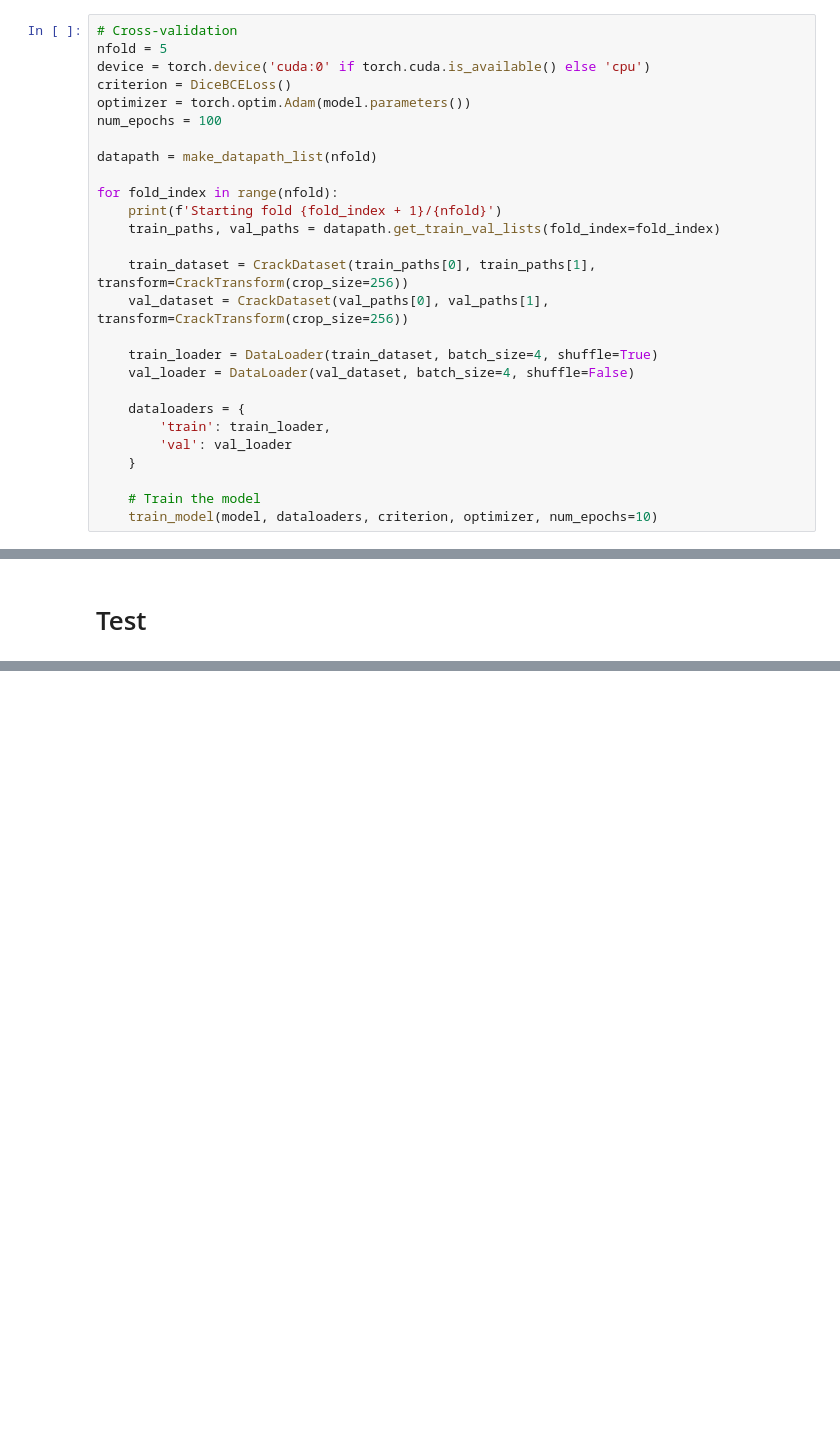
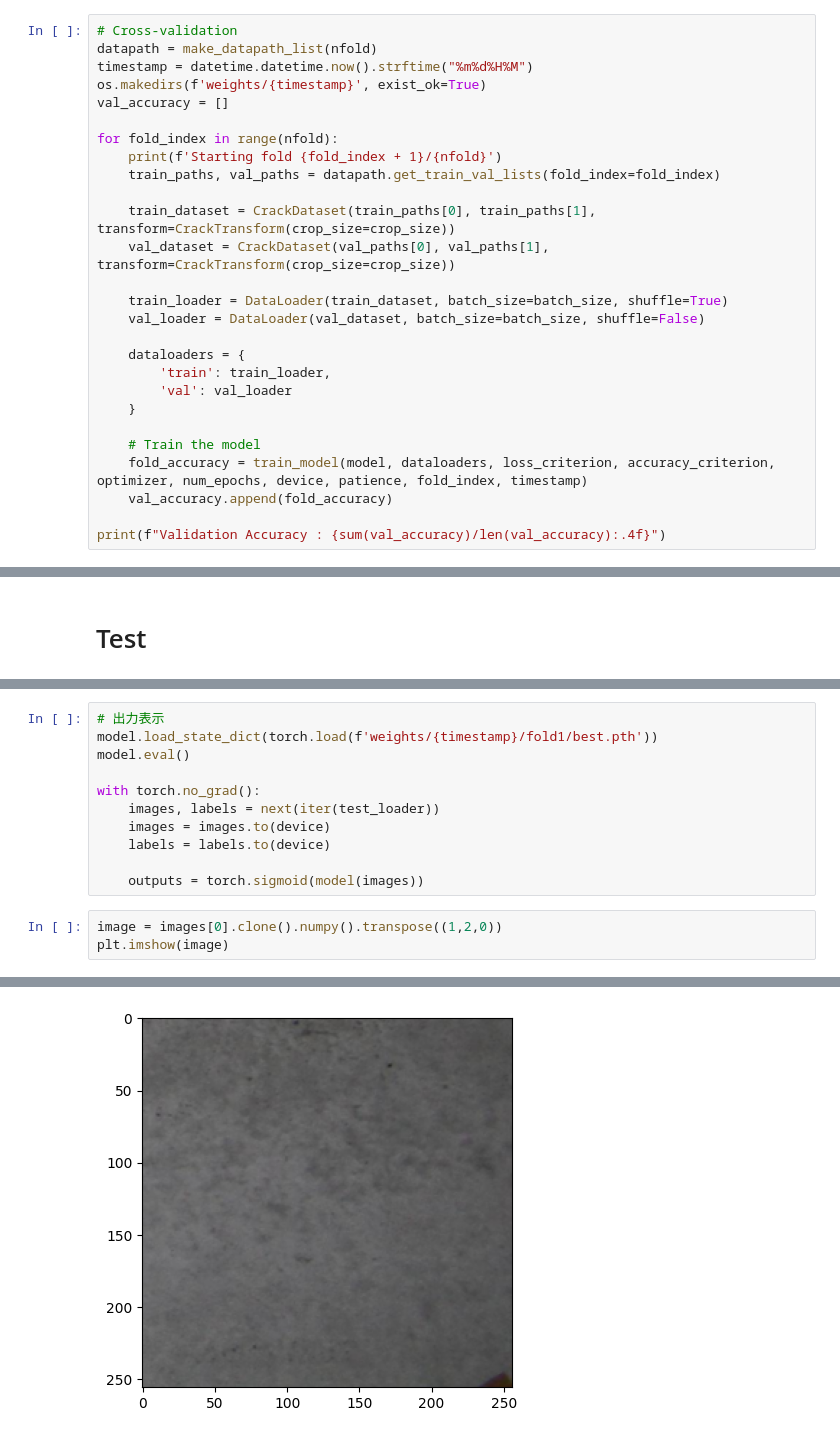
Before and after one commit to toshimickey/crack-segmentation-tutorial, a Jupyter notebook: main.ipynb, the cells around one changed output, grey strips where cells are left out. Saved outputs shown, nothing was run; the diff lists cells and outputs as text; blank space fills up the shorter version.

Commit message:
complete training and prediction

```diff
--- a/main.ipynb
+++ b/main.ipynb
@@ -126,22 +133,19 @@ def train_model(model, dataloaders, criterion, optimizer, num_epochs, device):
 # %%
 # Cross-validation
-nfold = 5
-device = torch.device('cuda:0' if torch.cuda.is_available() else 'cpu')
-criterion = DiceBCELoss()
-optimizer = torch.optim.Adam(model.parameters())
-num_epochs = 100
-
 datapath = make_datapath_list(nfold)
+timestamp = datetime.datetime.now().strftime("%m%d%H%M")
+os.makedirs(f'weights/{timestamp}', exist_ok=True)
+val_accuracy = []
 
 for fold_index in range(nfold):
     print(f'Starting fold {fold_index + 1}/{nfold}')
     train_paths, val_paths = datapath.get_train_val_lists(fold_index=fold_index)
 
-    train_dataset = CrackDataset(train_paths[0], train_paths[1], transform=CrackTransform(crop_size=256))
-    val_dataset = CrackDataset(val_paths[0], val_paths[1], transform=CrackTransform(crop_size=256))
+    train_dataset = CrackDataset(train_paths[0], train_paths[1], transform=CrackTransform(crop_size=crop_size))
+    val_dataset = CrackDataset(val_paths[0], val_paths[1], transform=CrackTransform(crop_size=crop_size))
 
-    train_loader = DataLoader(train_dataset, batch_size=4, shuffle=True)
-    val_loader = DataLoader(val_dataset, batch_size=4, shuffle=False)
+    train_loader = DataLoader(train_dataset, batch_size=batch_size, shuffle=True)
+    val_loader = DataLoader(val_dataset, batch_size=batch_size, shuffle=False)
 
     dataloaders = {
         'train': train_loader,
@@ -149,4 +153,7 @@ for fold_index in range(nfold):
     }
 
     # Train the model
-    train_model(model, dataloaders, criterion, optimizer, num_epochs=10)
+    fold_accuracy = train_model(model, dataloaders, loss_criterion, accuracy_criterion, optimizer, num_epochs, device, patience, fold_index, timestamp)
+    val_accuracy.append(fold_accuracy)
+
+print(f"Validation Accuracy : {sum(val_accuracy)/len(val_accuracy):.4f}")
@@ -157,0 +211,15 @@ for fold_index in range(nfold):
+# %%
+# 出力表示
+model.load_state_dict(torch.load(f'weights/{timestamp}/fold1/best.pth'))
+model.eval()
+
+with torch.no_grad():
+    images, labels = next(iter(test_loader))
+    images = images.to(device)
+    labels = labels.to(device)
+
+    outputs = torch.sigmoid(model(images))
+# %%
+image = images[0].clone().numpy().transpose((1,2,0))
+plt.imshow(image)
+# %% [output]
@@ -157,0 +227 @@ for fold_index in range(nfold):
+[figure, added]
```
Also changed, not shown: parts of 12 cells of this notebook, 2 other files.
